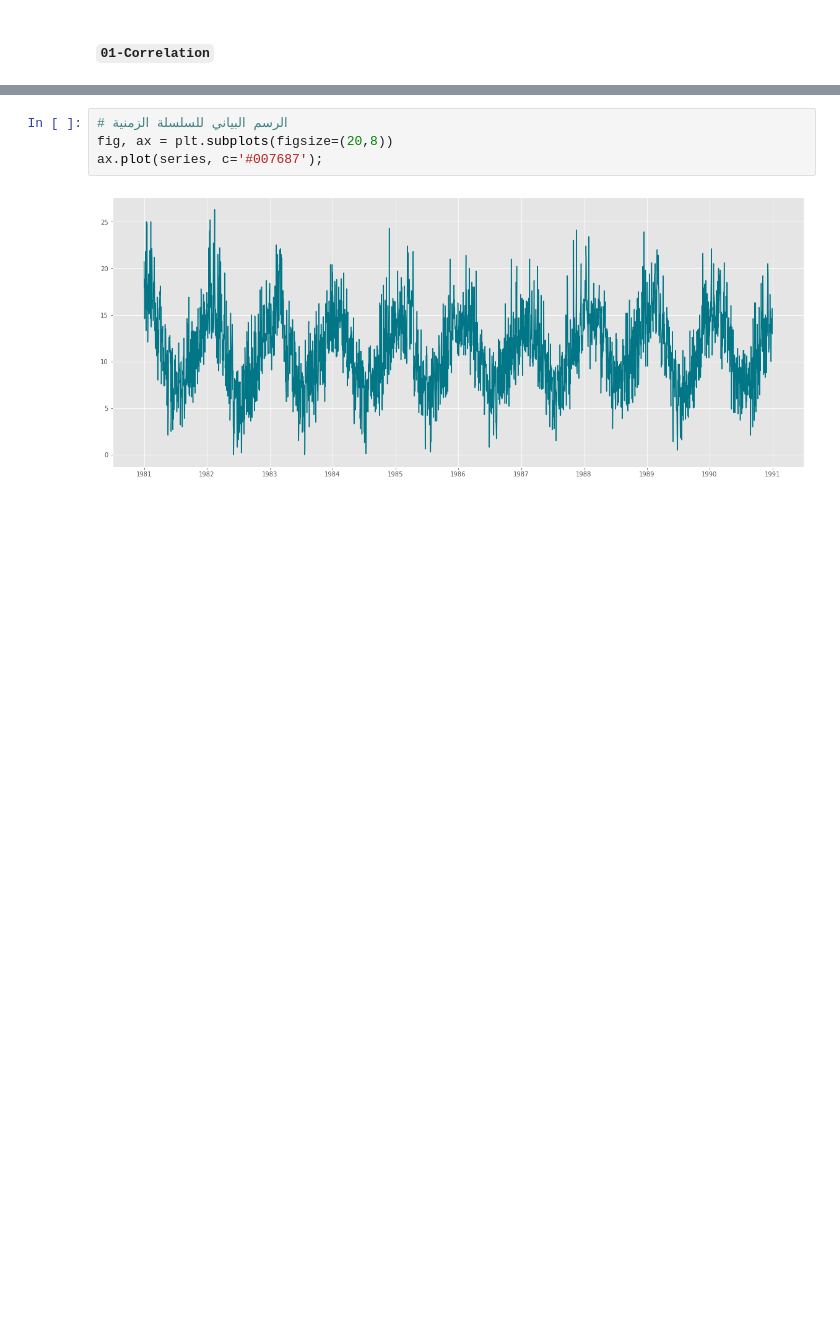
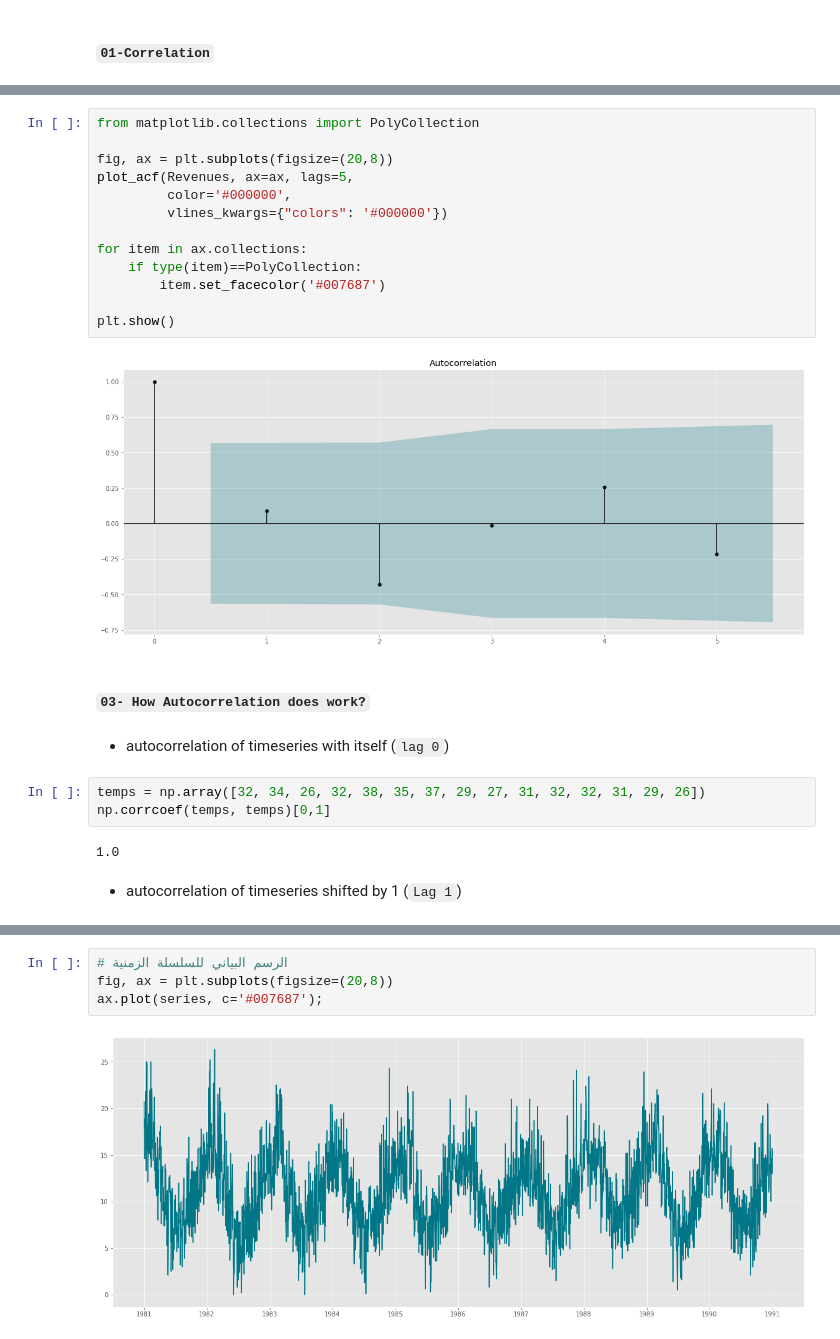
Before and after one commit to AI-MOO/Time_Series_Arabic_Explaination, a Jupyter notebook: 05-Autocorrelation_and_Partial_Autocorrelation.ipynb, the cells around one changed output, grey strips where cells are left out. Saved outputs shown, nothing was run; the diff lists cells and outputs as text; blank space fills up the shorter version.

```diff
--- a/05-Autocorrelation_and_Partial_Autocorrelation.ipynb
+++ b/05-Autocorrelation_and_Partial_Autocorrelation.ipynb
@@ -29,0 +73,26 @@ array([[1.        , 0.98879288],
+# %%
+from matplotlib.collections import PolyCollection
+
+fig, ax = plt.subplots(figsize=(20,8))
+plot_acf(Revenues, ax=ax, lags=5,
+         color='#000000',
+         vlines_kwargs={"colors": '#000000'})
+
+for item in ax.collections:
+    if type(item)==PolyCollection:
+        item.set_facecolor('#007687')
+
+plt.show()
+# %% [output]
+[figure, added]
+# %% [markdown]
+#### `03- How Autocorrelation does work?`
+# %% [markdown]
+* autocorrelation of timeseries with itself (`lag 0`)
+# %%
+temps = np.array([32, 34, 26, 32, 38, 35, 37, 29, 27, 31, 32, 32, 31, 29, 26])
+np.corrcoef(temps, temps)[0,1]
+# %% [output]
+1.0
+# %% [markdown]
+* autocorrelation of timeseries shifted by 1 (`Lag 1`)
```
Also changed, not shown: parts of 21 cells of this notebook.
